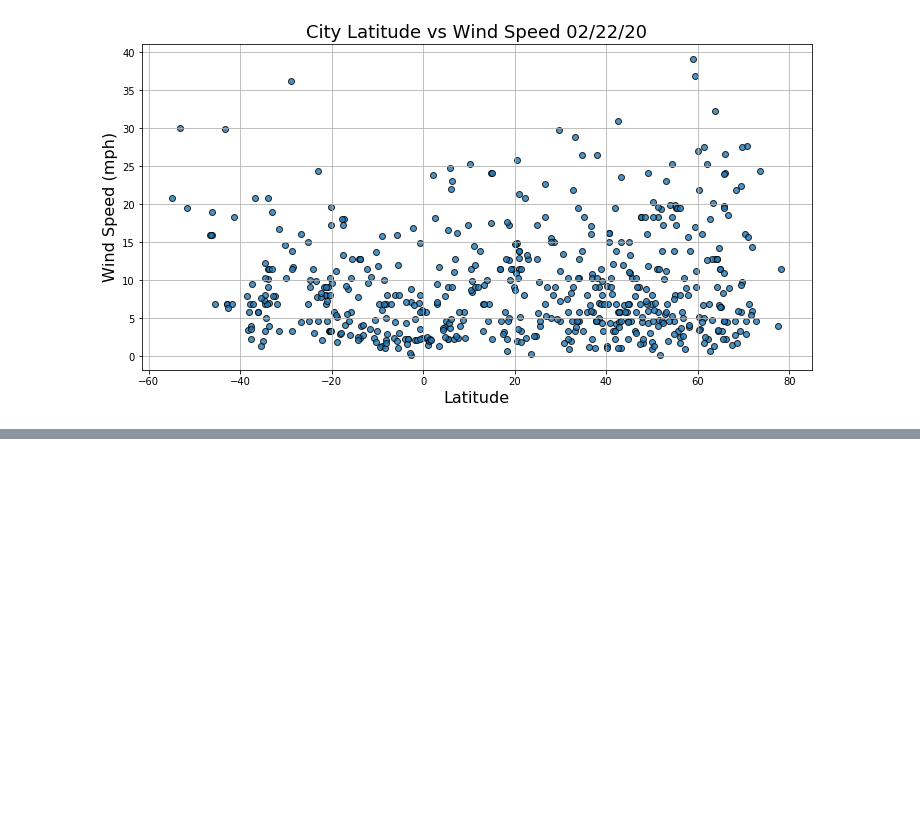
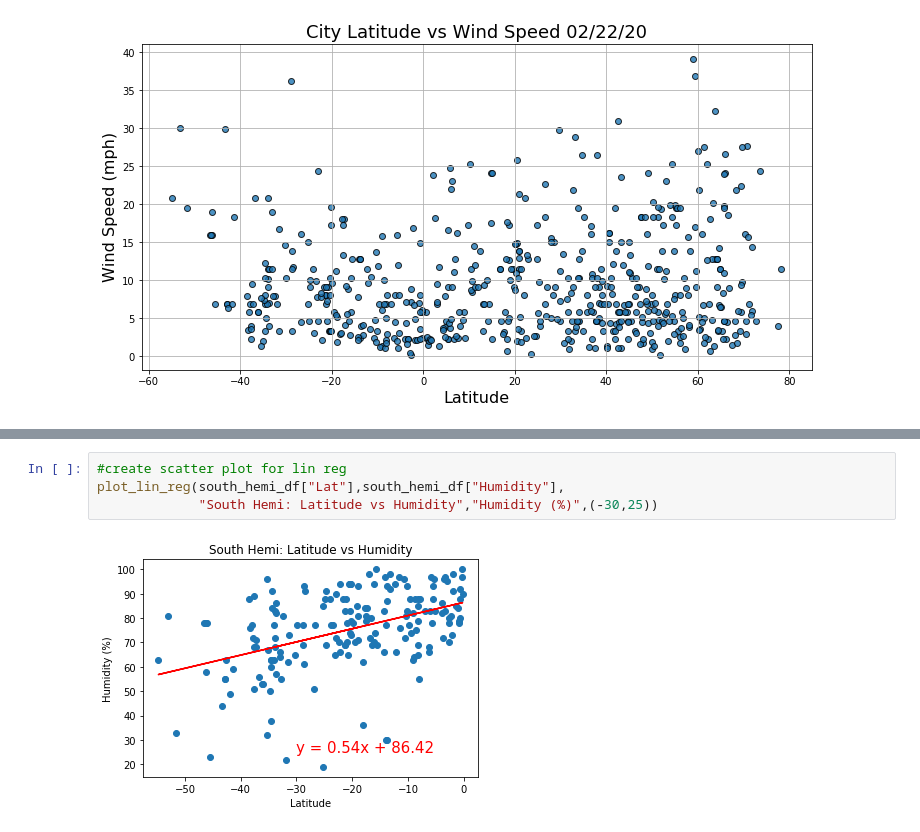
Before and after one commit to mattglibota/World_Weather_Analysis, a Jupyter notebook: WeatherPy.ipynb, the cells around one changed output, grey strips where cells are left out. Drawn from its saved outputs; the diff is of its cells as text; blank space fills up the shorter version.

```diff
--- a/WeatherPy.ipynb
+++ b/WeatherPy.ipynb
@@ -202,0 +250,6 @@ fig.savefig("weather_data/Fig4_latvswind.png")
+# %%
+#create scatter plot for lin reg
+plot_lin_reg(south_hemi_df["Lat"],south_hemi_df["Humidity"],
+             "South Hemi: Latitude vs Humidity","Humidity (%)",(-30,25))
+# %% [output]
+[figure, added]
```
Also changed, not shown: parts of 10 cells of this notebook.
